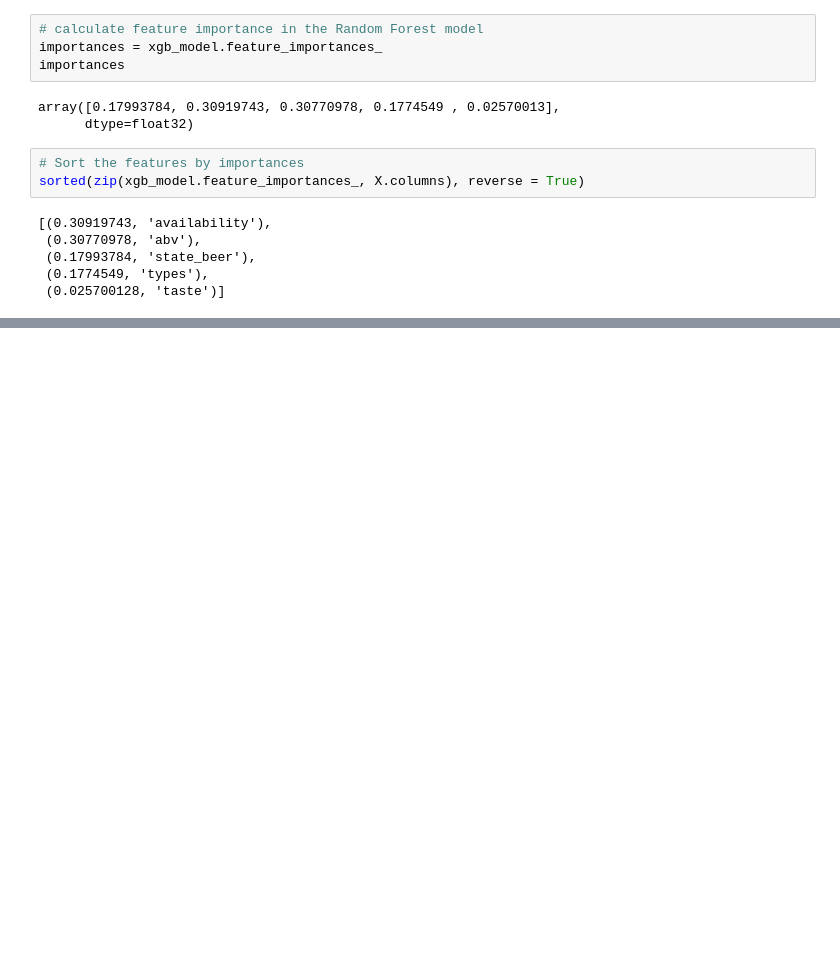
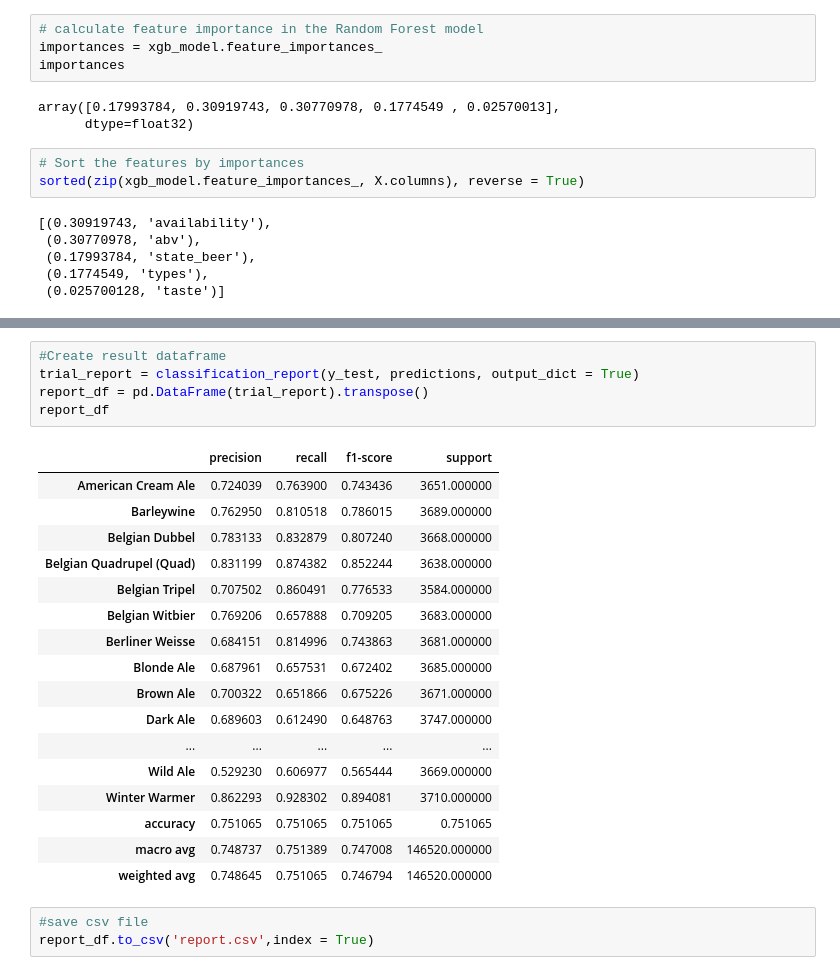
Before and after one commit to jaykansara2019/Beer_Categorization, a Jupyter notebook: Xgb_best_trial.ipynb, the cells around one changed output, grey strips where cells are left out. Cells and saved outputs as stored; diff of their text form; blank space fills up the shorter version.

Commit message:
update best trial

```diff
--- a/Xgb_best_trial.ipynb
+++ b/Xgb_best_trial.ipynb
@@ -322,0 +181,26 @@ optuna.visualization.plot_edf(study)
+# %%
+#Create result dataframe
+trial_report = classification_report(y_test, predictions, output_dict = True)
+report_df = pd.DataFrame(trial_report).transpose()
+report_df
+# %% [output]
+|  | precision | recall | f1-score | support |
+| American Cream Ale | 0.724039 | 0.763900 | 0.743436 | 3651.000000 |
+| Barleywine | 0.762950 | 0.810518 | 0.786015 | 3689.000000 |
+| Belgian Dubbel | 0.783133 | 0.832879 | 0.807240 | 3668.000000 |
+| Belgian Quadrupel (Quad) | 0.831199 | 0.874382 | 0.852244 | 3638.000000 |
+| Belgian Tripel | 0.707502 | 0.860491 | 0.776533 | 3584.000000 |
+| Belgian Witbier | 0.769206 | 0.657888 | 0.709205 | 3683.000000 |
+| Berliner Weisse | 0.684151 | 0.814996 | 0.743863 | 3681.000000 |
+| Blonde Ale | 0.687961 | 0.657531 | 0.672402 | 3685.000000 |
+| Brown Ale | 0.700322 | 0.651866 | 0.675226 | 3671.000000 |
+| Dark Ale | 0.689603 | 0.612490 | 0.648763 | 3747.000000 |
+| ... | ... | ... | ... | ... |
+| Wild Ale | 0.529230 | 0.606977 | 0.565444 | 3669.000000 |
+| Winter Warmer | 0.862293 | 0.928302 | 0.894081 | 3710.000000 |
+| accuracy | 0.751065 | 0.751065 | 0.751065 | 0.751065 |
+| macro avg | 0.748737 | 0.751389 | 0.747008 | 146520.000000 |
+| weighted avg | 0.748645 | 0.751065 | 0.746794 | 146520.000000 |
+# %%
+#save csv file
+report_df.to_csv('report.csv',index = True)
```
Also changed, not shown: parts of 15 cells of this notebook.
